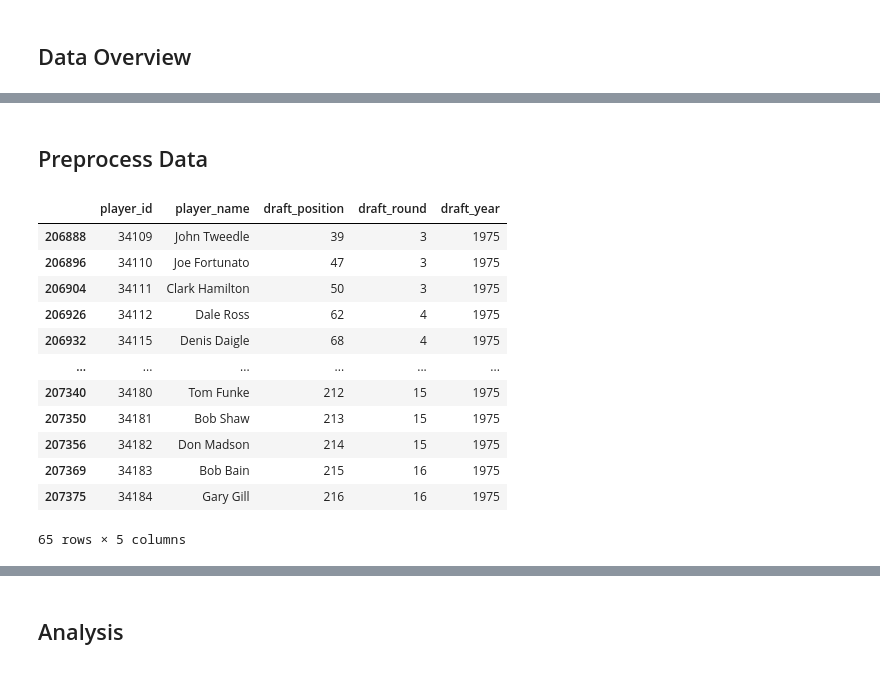
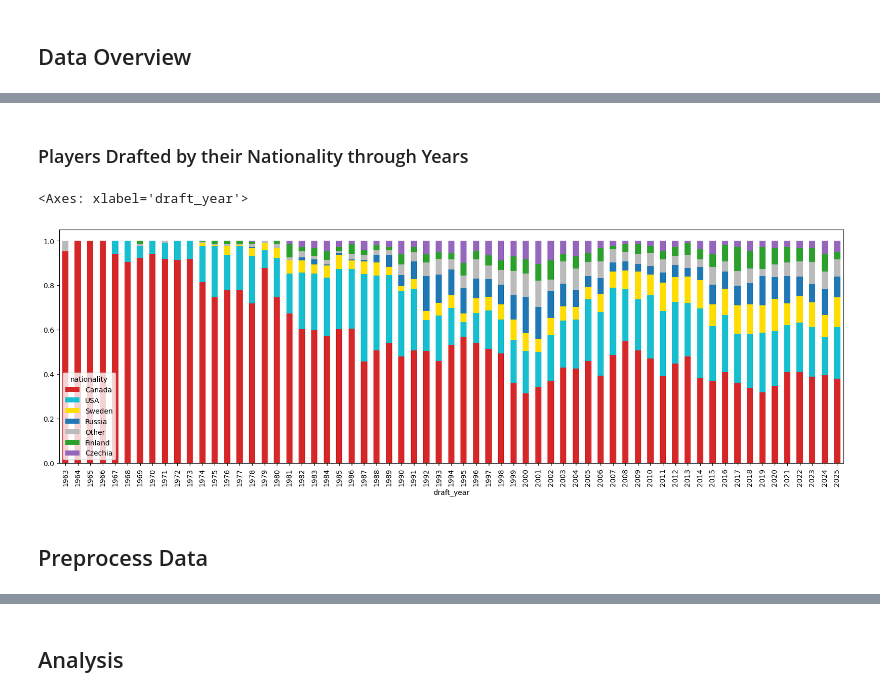
Before and after one commit to honzaz1234/elite, a Jupyter notebook: reports/drafts.ipynb, the cells around one changed output, grey strips where cells are left out. Saved outputs shown, nothing was run; the diff lists cells and outputs as text; code cells hidden in the pictures.

Commit message:
drafts updated

```diff
--- a/reports/drafts.ipynb
+++ b/reports/drafts.ipynb
@@ -40,19 +90,19 @@ INFO: New DB session initiated with db at ../database/hockey_v16_test.db
 # %%
 players = pd.DataFrame(
     data_players, columns=[
-    'player_id', 'player_name', 'position', 'regular_season', 'team_id', 'team_name', 'season', 'games_played', 'g', 'a', 'tp', 'plus_minus', 'league'
+    'player_id', 'player_name', 'position', 'birth_date', 'regular_season', 'team_id', 'team_name', 'season', 'games_played', 'g', 'a', 'tp', 'plus_minus', 'league'
     ]
     )
 
 goalies = pd.DataFrame(
     data_goalies, columns=[
-    'player_id', 'player_name', 'position', 'regular_season', 'team_id', 'team_name', 'season', 'games_played', 'gd', 'gaa', 'svp', 'ga', 'svs', 'so', 'w', 'l', 't', 'toi', 'league'
+    'player_id', 'player_name', 'position', 'birth_date', 'regular_season', 'team_id', 'team_name', 'season', 'games_played', 'gd', 'gaa', 'svp', 'ga', 'svs', 'so', 'w', 'l', 't', 'toi', 'league'
     ]
 )
 
 drafts = pd.DataFrame(
     data_drafts, columns=[
-    'player_id', 'player_name', 'position', 'draft_team',
+    'player_id', 'player_name', 'position', 'birth_date', 'draft_team',
     'draft_position', 'draft_round', 'draft_year', 'team_id'
     ]
     )
@@ -99,3 +175,47 @@ drafts[['draft_year', 'player_id']].groupby(['draft_year']).nunique().head(60)
+# %% [markdown]
+### Players Drafted by their Nationality through Years
+# %%
+drafts_copy = drafts.copy()
+#add nationalities - only first 1 in case there are two, should be the more #'relevant' nationality
+drafts_copy = pd.merge(drafts_copy, nationalities, on="player_id").drop_duplicates(subset=["player_id"])
+#transform less common countries to other country group
+drafts_copy['nationality'] = drafts_copy['nationality'].replace(
+    OTHER_COUNTRY, "Other"
+    )
+#calculate overall counts for each country
+nationality_overall = drafts_copy.groupby(['nationality']).size()
+nationality_overall = nationality_overall.sort_values(ascending=False)
+
+yearly_country_round_counts = drafts_copy.value_counts(
+    subset=["draft_year", "draft_round", "nationality"]
+    ).reset_index()
+
+yearly_country_counts = drafts_copy.drop_duplicates(subset=["draft_year", "player_id"]).value_counts(subset=["draft_year", "nationality"]).reset_index()
+
+yearly_counts = drafts_copy.drop_duplicates(subset=["draft_year", "player_id"]).groupby(["draft_year"]).size().reset_index(name="count")
+
+yearly_round_counts = (
+    drafts_copy.groupby(["draft_year", "draft_round"])
+    .size().reset_index(name="count")
+    )
+# %%
+shares = pd.merge(
+    yearly_country_counts.reset_index(),
+    yearly_counts,
+    on=["draft_year"],
+    how="left"
+    )
+shares["share"] = shares["count_x"] /shares["count_y"]
+shares['nat_freq'] = shares['nationality'].map(nationality_overall)
+shares = shares.sort_values(by='nat_freq', ascending=False)
+shares = shares.drop(columns='nat_freq')
+
+shares = shares.drop(columns=['count_x', 'count_y'])
+# %%
+shares.set_index(['draft_year', 'nationality'])['share'].unstack(fill_value=0)[nationality_overall.index].plot(kind='bar', stacked=True, figsize=(20, 6), color=[COLOR_MAP[col] for col in shares['nationality'].unique()])
+# %% [output]
+<Axes: xlabel='draft_year'>
+[figure, added]
 # %% [markdown]
 ## Preprocess Data
 # %%
@@ -110,16 +229,0 @@ player_stats_overall_nhl = pd.merge(player_stats_overall_nhl, draft_info[["draft
-# %%
-draft_info[draft_info['draft_year'] == 1975]
-# %% [output]
-|  | player_id | player_name | draft_position | draft_round | draft_year |
-| 206888 | 34109 | John Tweedle | 39 | 3 | 1975 |
-| 206896 | 34110 | Joe Fortunato | 47 | 3 | 1975 |
-| 206904 | 34111 | Clark Hamilton | 50 | 3 | 1975 |
-| 206926 | 34112 | Dale Ross | 62 | 4 | 1975 |
-| 206932 | 34115 | Denis Daigle | 68 | 4 | 1975 |
-| ... | ... | ... | ... | ... | ... |
-| 207340 | 34180 | Tom Funke | 212 | 15 | 1975 |
-| 207350 | 34181 | Bob Shaw | 213 | 15 | 1975 |
-| 207356 | 34182 | Don Madson | 214 | 15 | 1975 |
-| 207369 | 34183 | Bob Bain | 215 | 16 | 1975 |
-| 207375 | 34184 | Gary Gill | 216 | 16 | 1975 |
-65 rows × 5 columns
```
Also changed, not shown: parts of 26 cells of this notebook.
